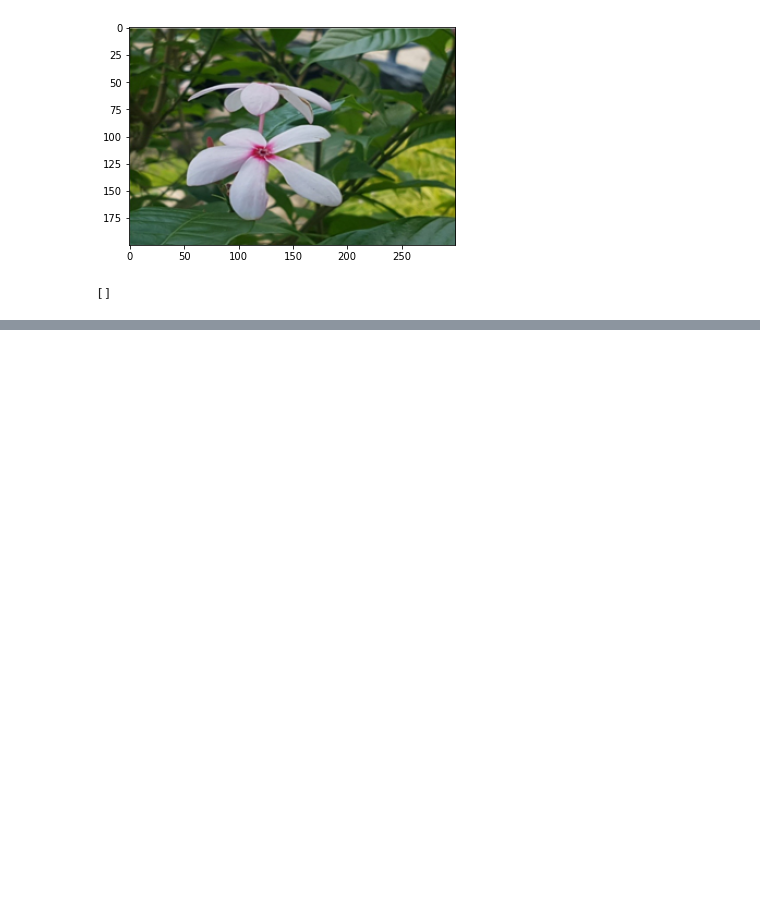
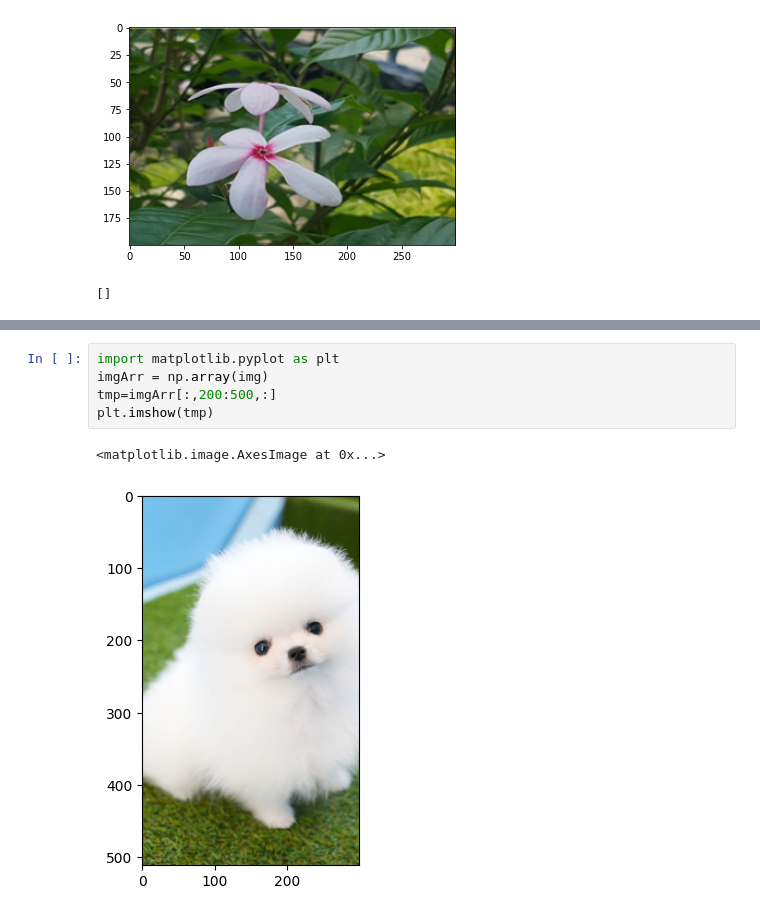
Before and after one commit to Park-Juhyung/wland-1, a Jupyter notebook: sessac_program/231228_컴퓨터비전.ipynb, the cells around one changed output, grey strips where cells are left out. Drawn from its saved outputs; the diff is of its cells as text; blank space fills up the shorter version.

```diff
--- a/sessac_program/231228_컴퓨터비전.ipynb
+++ b/sessac_program/231228_컴퓨터비전.ipynb
@@ -67,0 +115,8 @@ from PIL import ImageFilter
+# %%
+import matplotlib.pyplot as plt
+imgArr = np.array(img)
+tmp=imgArr[:,200:500,:]
+plt.imshow(tmp)
+# %% [output]
+<matplotlib.image.AxesImage at 0x...>
+[figure, added]
```
Also changed, not shown: parts of 7 cells of this notebook, 1 other file.
